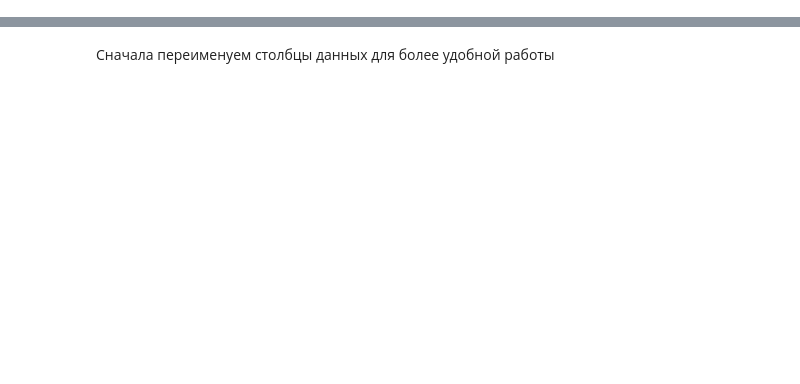
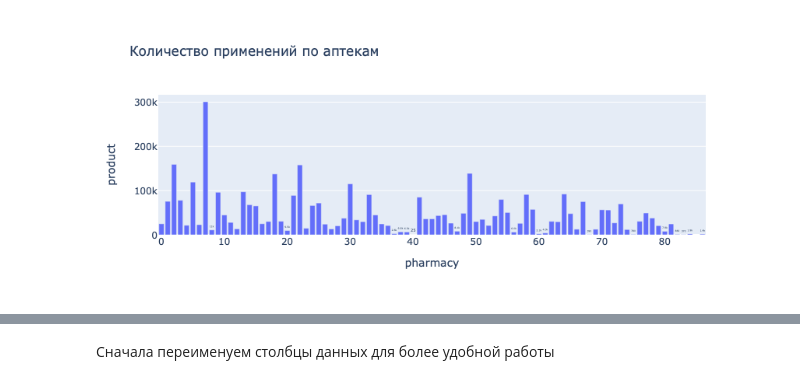
Before and after one commit to maybeflex/coursework_ds, a Jupyter notebook: data_research.ipynb, the cells around one changed output, grey strips where cells are left out. Saved outputs shown, nothing was run; the diff lists cells and outputs as text; code cells hidden in the pictures; blank space fills up the shorter version.

```diff
--- a/data_research.ipynb
+++ b/data_research.ipynb
@@ -1,11 +0,0 @@
-# %%
-import pandas as pd
-import numpy as np
-import matplotlib.pyplot as plt
-import seaborn as sns
-
-%config InlineBackend.figure_format = 'retina'
-%matplotlib inline
-plt.rcParams['font.size'] = 12
-sns.set(style="darkgrid")
-plt.rcParams['savefig.format'] = 'pdf'
@@ -33,0 +18,16 @@ data.head()
+# %%
+data = pd.read_csv("../Downloads/SA_train.csv")
+column_names = [
+    "pharmacy",
+    "card_num",
+    "receipt_date",
+    "product",
+    "product_code",
+    "cashier_num",
+    "receipt_num",
+    "application",
+    "retail_price",
+]
+data = data.rename(columns=dict(zip(list(data.columns), column_names)))
+print(f"Размер исходных данных: {data.shape}")
+data.head()
@@ -33,0 +69,9 @@ data.head()
+# %%
+px.bar(
+    data.groupby("pharmacy")["product"].count(),
+    title="Количество применений по аптекам",
+    y="product",
+    text_auto=".2s",
+)
+# %% [output]
+[figure, added]
```
Also changed, not shown: parts of 38 cells of this notebook, 1 other file.
